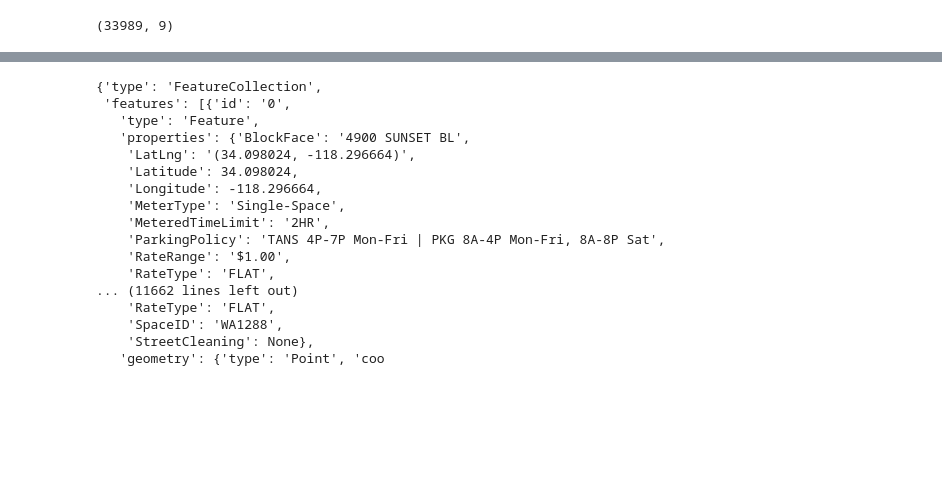
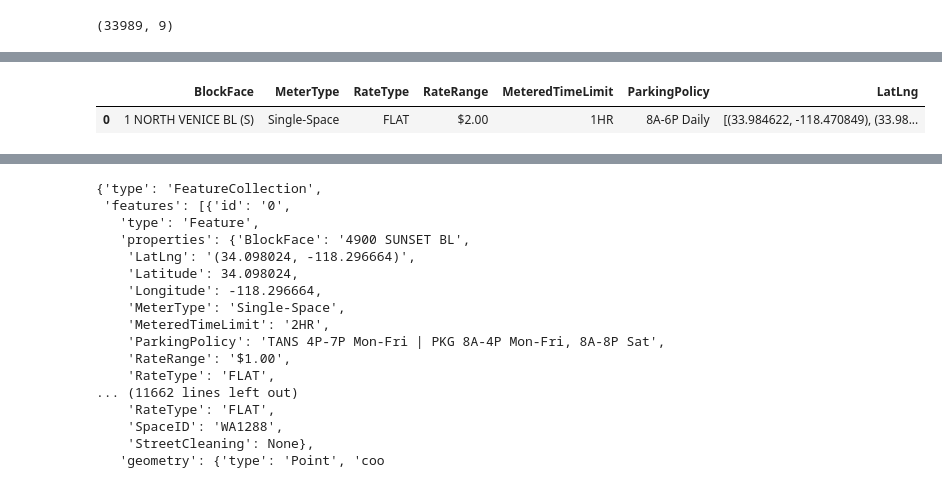
Before and after one commit to hackforla/lucky-parking, a Jupyter notebook: notebooks/map_box_test.ipynb, the cells around one changed output, grey strips where cells are left out. Drawn from its saved outputs; the diff is of its cells as text; code cells hidden in the pictures; blank space fills up the shorter version.

```diff
--- a/notebooks/map_box_test.ipynb
+++ b/notebooks/map_box_test.ipynb
@@ -62,3 +62,14 @@ gdf.head(1)
 # %% [output]
 |  | SpaceID | BlockFace | MeterType | RateType | RateRange | MeteredTimeLimit | ParkingPolicy | StreetCleaning | ... |
 | 0 | VS336 | 4900 SUNSET BL | Single-Space | FLAT | $1.00 | 2HR | TANS 4P-7P Mon-Fri | PKG 8A-4P Mo... | NaN | ... |
+# %%
+gdf_group=gdf.groupby(['BlockFace', 'MeterType','RateType','RateRange','MeteredTimeLimit','ParkingPolicy']).agg({'LatLng': lambda x : ', '.join(x)})
+# %%
+gdf_group=gdf_group.reset_index()
+# %%
+# Make the list of the coordinates
+gdf_group['LatLng'] = gdf_group['LatLng'].str.split(',')
+gdf_group.head(1)
+# %% [output]
+|  | BlockFace | MeterType | RateType | RateRange | MeteredTimeLimit | ParkingPolicy | LatLng |
+| 0 | 1 NORTH VENICE BL (S) | Single-Space | FLAT | $2.00 | 1HR | 8A-6P Daily | [(33.984622, -118.470849), (33.98... |
```
Also changed, not shown: parts of 6 cells of this notebook.
